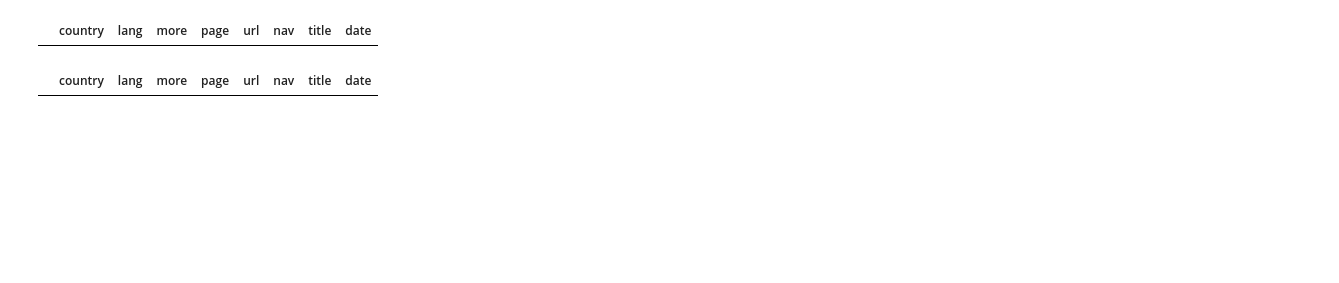
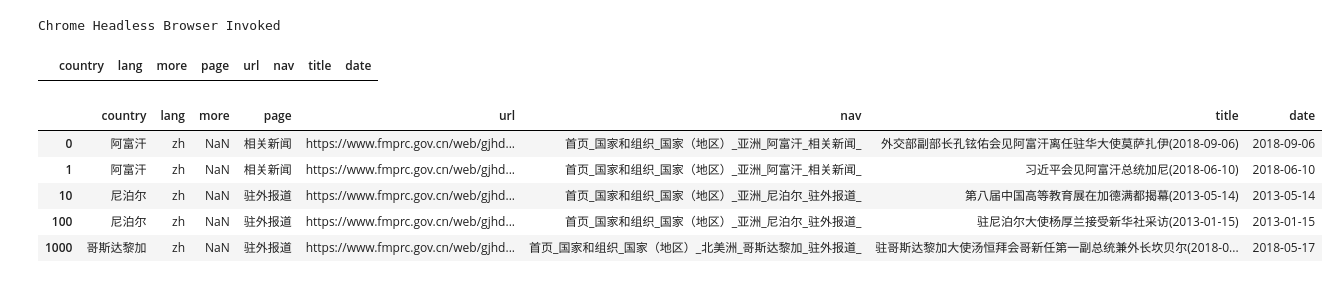
Before and after one commit to jjwalker3/chinaMFA, a Jupyter notebook: 2 - country_orgs_update.ipynb, the cells around one changed output. Cells and saved outputs as stored; diff of their text form; code cells hidden in the pictures; blank space fills up the shorter version.

```diff
--- a/2 - country_orgs_update.ipynb
+++ b/2 - country_orgs_update.ipynb
@@ -47,3 +41,11 @@ Firefox Headless Browser Invoked
+# %%
+options = Options()
+options.add_argument("--headless")
+options.add_argument('log-level=1')
+driver = webdriver.Chrome(options=options, executable_path="chromedriver.exe")
+print("Chrome Headless Browser Invoked")
+# %% [output]
+Chrome Headless Browser Invoked
 # %%
 documents = pd.DataFrame(columns=list(directory.columns) + ['nav','title','date'])
 # %%
@@ -55,10 +57,15 @@ try:
     documents_orig = pd.read_json('documents.json')
 except:
     documents_orig = pd.DataFrame(columns=list(directory.columns) + ['nav','title','date'])
-# %%
-documents
-# %% [output]
-|  | country | lang | more | page | url | nav | title | date |
+# %%
+documents_orig.head()
+# %% [output]
+|  | country | lang | more | page | url | nav | title | date |
+| 0 | 阿富汗 | zh | NaN | 相关新闻 | https://www.fmprc.gov.cn/web/gjhd... | 首页_国家和组织_国家（地区）_亚洲_阿富汗_相关新闻_ | 外交部副部长孔铉佑会见阿富汗离任驻华大使莫萨扎伊(2018-09-06) | 2018-09-06 |
+| 1 | 阿富汗 | zh | NaN | 相关新闻 | https://www.fmprc.gov.cn/web/gjhd... | 首页_国家和组织_国家（地区）_亚洲_阿富汗_相关新闻_ | 习近平会见阿富汗总统加尼(2018-06-10) | 2018-06-10 |
+| 10 | 尼泊尔 | zh | NaN | 驻外报道 | https://www.fmprc.gov.cn/web/gjhd... | 首页_国家和组织_国家（地区）_亚洲_尼泊尔_驻外报道_ | 第八届中国高等教育展在加德满都揭幕(2013-05-14) | 2013-05-14 |
+| 100 | 尼泊尔 | zh | NaN | 驻外报道 | https://www.fmprc.gov.cn/web/gjhd... | 首页_国家和组织_国家（地区）_亚洲_尼泊尔_驻外报道_ | 驻尼泊尔大使杨厚兰接受新华社采访(2013-01-15) | 2013-01-15 |
+| 1000 | 哥斯达黎加 | zh | NaN | 驻外报道 | https://www.fmprc.gov.cn/web/gjhd... | 首页_国家和组织_国家（地区）_北美洲_哥斯达黎加_驻外报道_ | 驻哥斯达黎加大使汤恒拜会哥新任第一副总统兼外长坎贝尔(2018-0... | 2018-05-17 |
 # %%
 for i in directory.index:
     url_root = directory.loc[i,'url']
```
Also changed, not shown: parts of 10 cells of this notebook, 8 other files.
